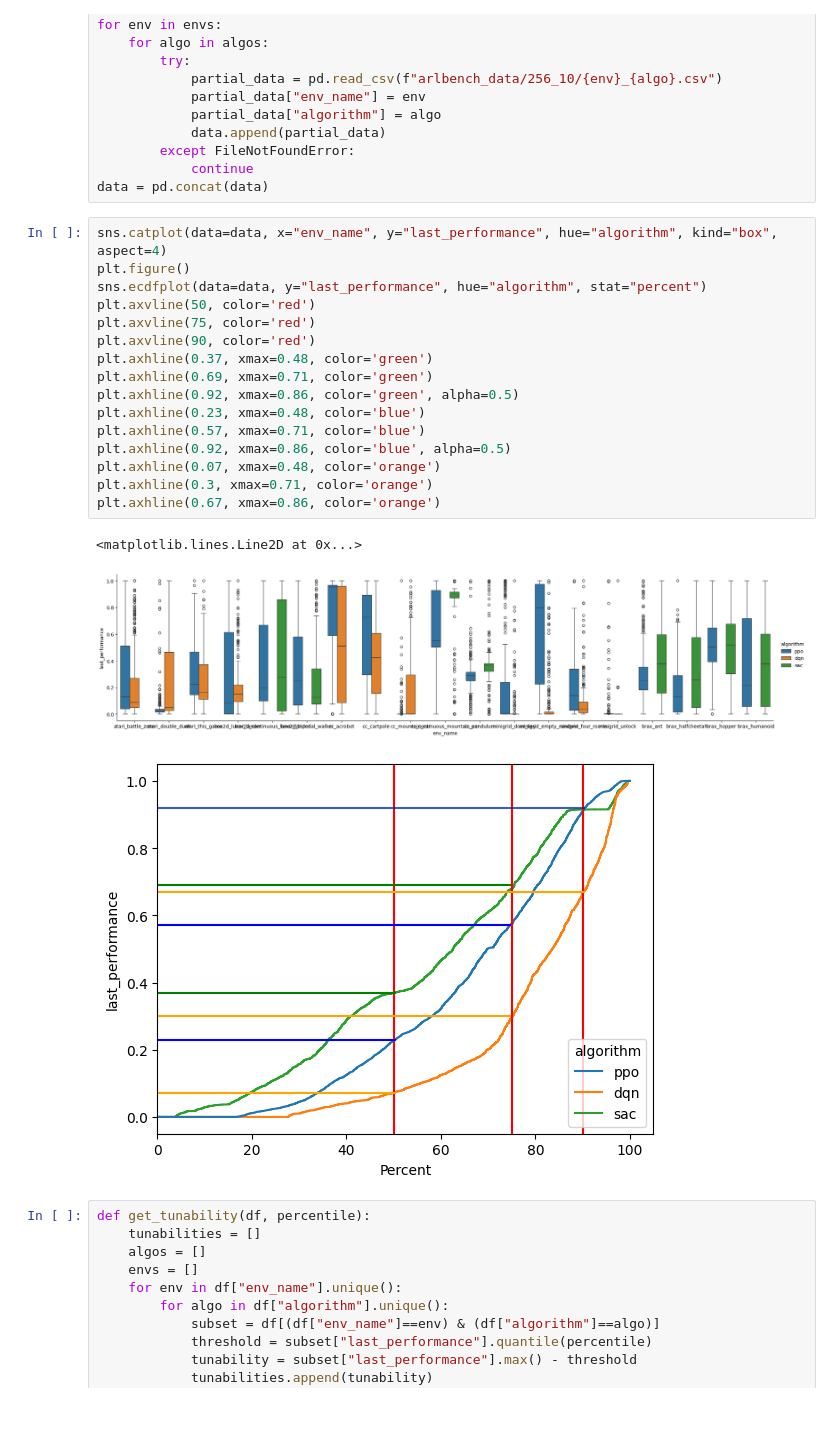
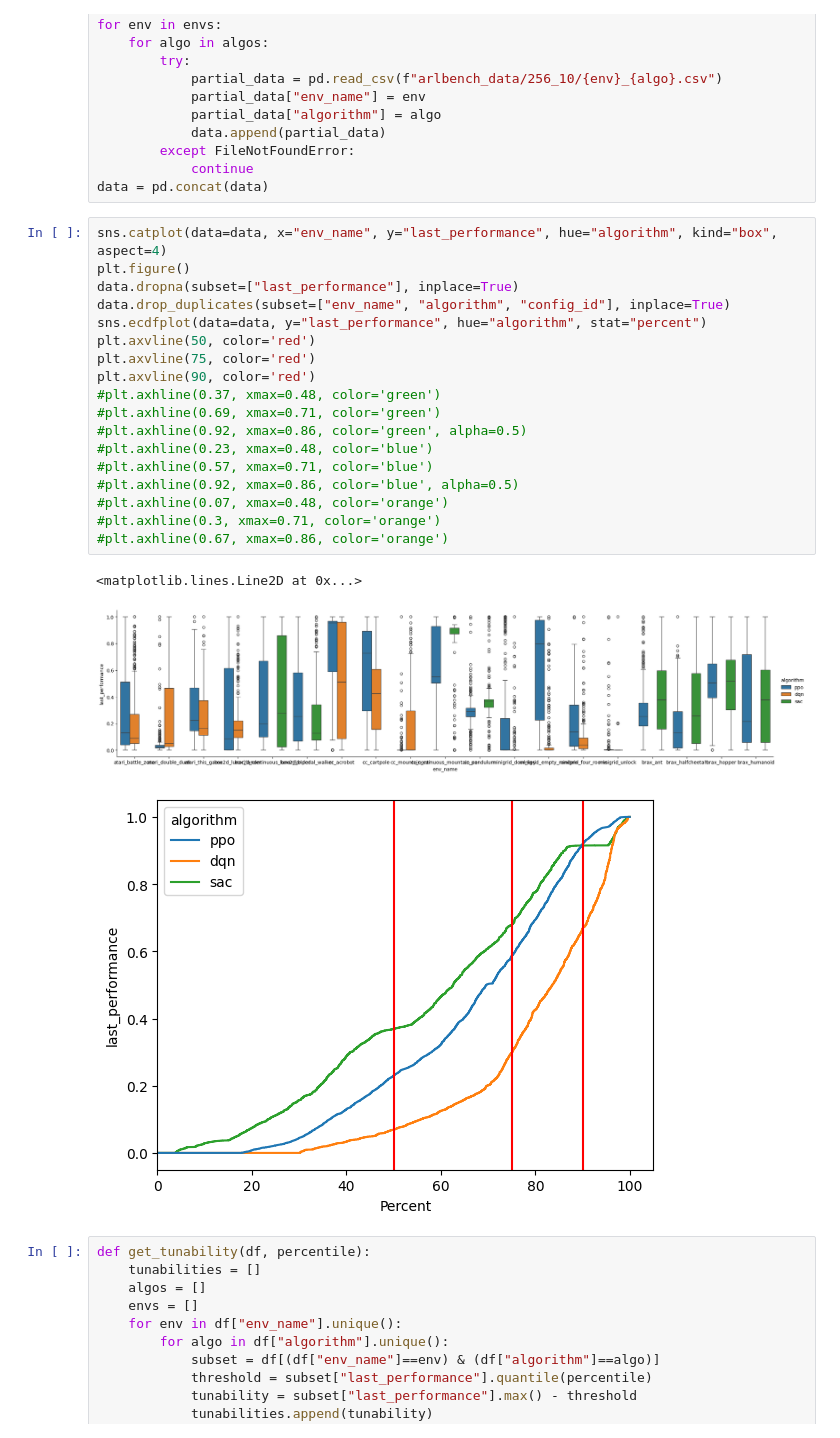
Before and after one commit to LUH-AI/arlbench_data_analysis, a Jupyter notebook: tunability_analysis.ipynb, the cells around one changed output. Drawn from its saved outputs; the diff is of its cells as text.

```diff
--- a/tunability_analysis.ipynb
+++ b/tunability_analysis.ipynb
@@ -21,23 +21,25 @@ data = pd.concat(data)
 # %%
 sns.catplot(data=data, x="env_name", y="last_performance", hue="algorithm", kind="box", aspect=4)
 plt.figure()
+data.dropna(subset=["last_performance"], inplace=True)
+data.drop_duplicates(subset=["env_name", "algorithm", "config_id"], inplace=True)
 sns.ecdfplot(data=data, y="last_performance", hue="algorithm", stat="percent")
 plt.axvline(50, color='red')
 plt.axvline(75, color='red')
 plt.axvline(90, color='red')
-plt.axhline(0.37, xmax=0.48, color='green')
-plt.axhline(0.69, xmax=0.71, color='green')
-plt.axhline(0.92, xmax=0.86, color='green', alpha=0.5)
-plt.axhline(0.23, xmax=0.48, color='blue')
-plt.axhline(0.57, xmax=0.71, color='blue')
-plt.axhline(0.92, xmax=0.86, color='blue', alpha=0.5)
-plt.axhline(0.07, xmax=0.48, color='orange')
-plt.axhline(0.3, xmax=0.71, color='orange')
-plt.axhline(0.67, xmax=0.86, color='orange')
+#plt.axhline(0.37, xmax=0.48, color='green')
+#plt.axhline(0.69, xmax=0.71, color='green')
+#plt.axhline(0.92, xmax=0.86, color='green', alpha=0.5)
+#plt.axhline(0.23, xmax=0.48, color='blue')
+#plt.axhline(0.57, xmax=0.71, color='blue')
+#plt.axhline(0.92, xmax=0.86, color='blue', alpha=0.5)
+#plt.axhline(0.07, xmax=0.48, color='orange')
+#plt.axhline(0.3, xmax=0.71, color='orange')
+#plt.axhline(0.67, xmax=0.86, color='orange')
 # %% [output]
 <matplotlib.lines.Line2D at 0x...>
 [figure]
-[figure, old version]
+[figure, new version]
 # %%
 def get_tunability(df, percentile):
     tunabilities = []
```
Also changed, not shown: parts of 5 cells of this notebook, 17 other files.
